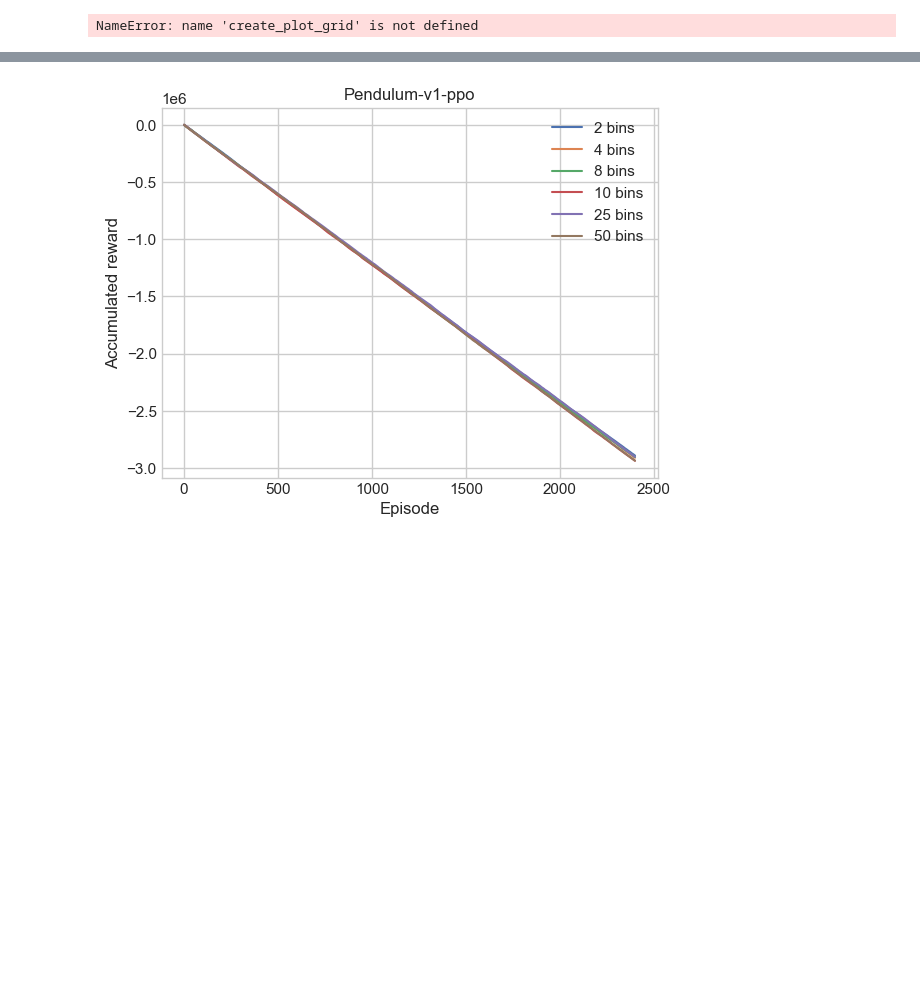
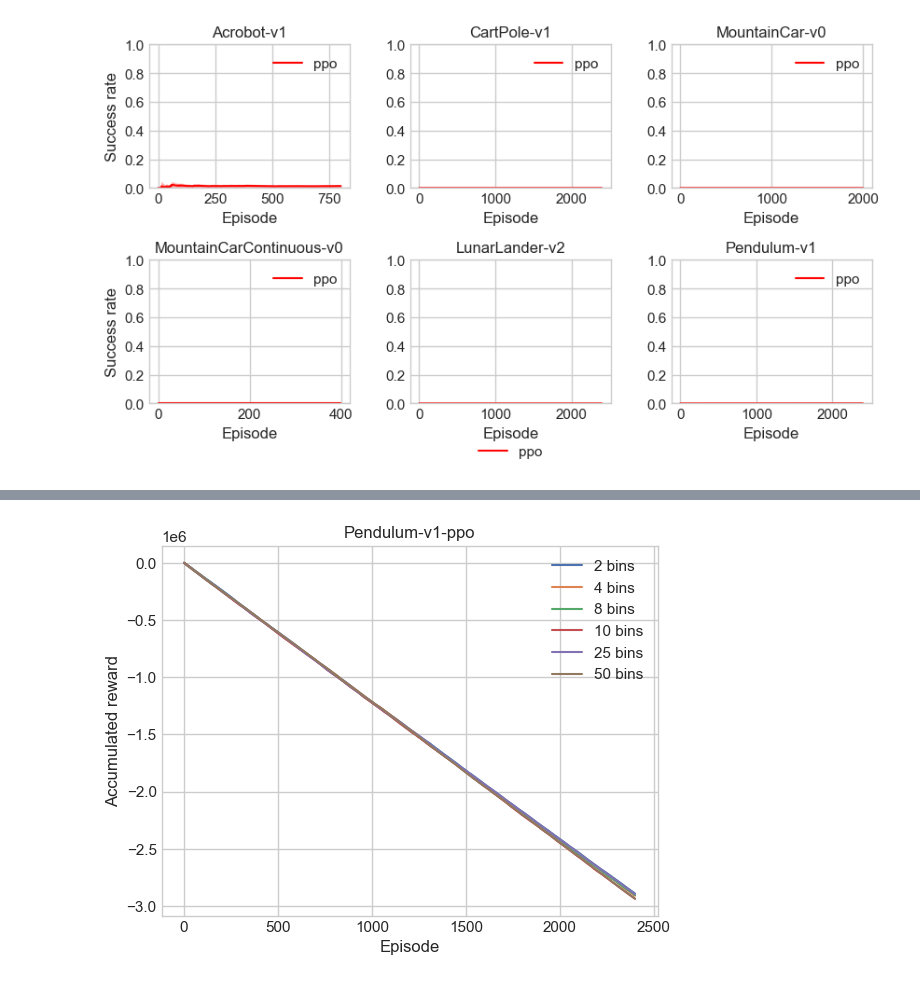
Before and after one commit to borchand/Bachelor-Project, a Jupyter notebook: plots_icml.ipynb, the cells around one changed output, grey strips where cells are left out. Saved outputs shown, nothing was run; the diff lists cells and outputs as text; code cells hidden in the pictures; blank space fills up the shorter version.

```diff
--- a/plots_icml.ipynb
+++ b/plots_icml.ipynb
@@ -39,7 +36,7 @@ create_plot_grid_icml(
 # %%
-create_plot_grid(algos, envs, seeds, "success rate")
+create_plot_grid_icml(data, algos, envs, seeds, "success rate")
 # %% [output]
-NameError: name 'create_plot_grid' is not defined
+[figure, added]
 # %%
 import glob
 
```
Also changed, not shown: parts of 9 cells of this notebook, 3 other files.
